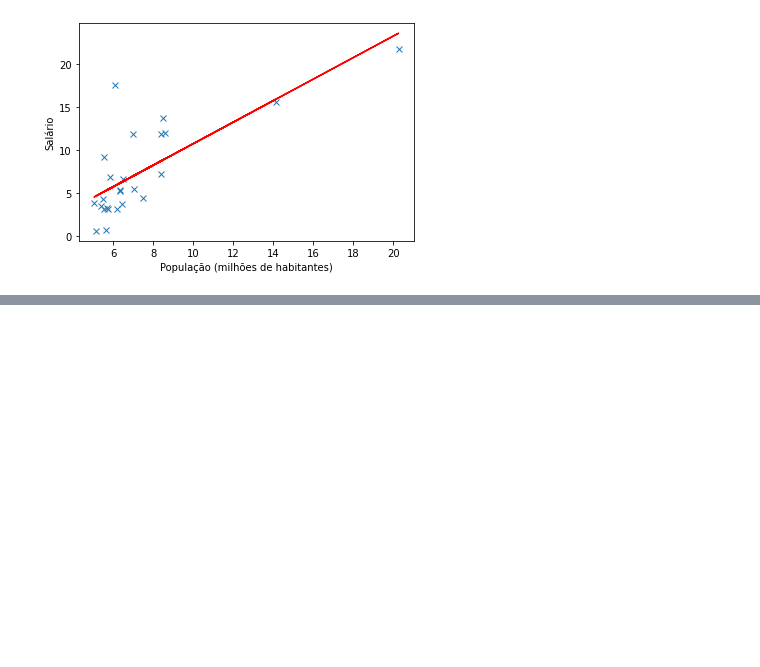
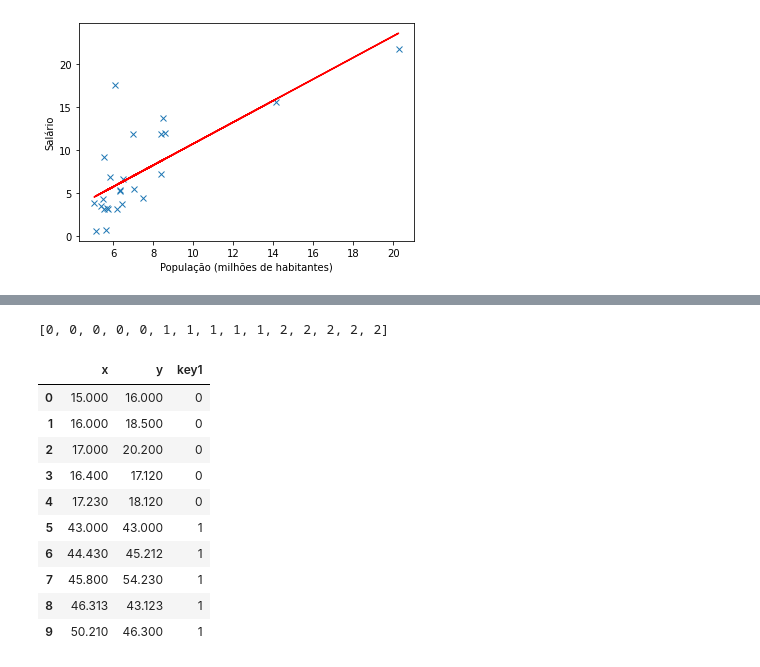
Before and after one commit to fagnercandido/master_degree_data_visualization_exercise, a Jupyter notebook: aula_exercicio_grupo.ipynb, the cells around one changed output, grey strips where cells are left out. Cells and saved outputs as stored; diff of their text form; code cells hidden in the pictures; blank space fills up the shorter version.

```diff
--- a/aula_exercicio_grupo.ipynb
+++ b/aula_exercicio_grupo.ipynb
@@ -210,0 +235,44 @@ Text(0, 0.5, 'Salário')
+# %%
+classificacao = []
+for item in pontos:
+    resultados = []
+    for elemento in centroides:
+        resultados.append(np.linalg.norm(elemento - item))
+    classificacao.append(resultados.index(min(resultados)))
+classificacao
+# %% [output]
+[0, 0, 0, 0, 0, 1, 1, 1, 1, 1, 2, 2, 2, 2, 2]
+# %%
+data = [
+    [15,16],
+    [16,18.5],
+    [17,20.2],
+    [16.4,17.12],
+    [17.23,18.12],
+    [43,43],
+    [44.43,45.212],
+    [45.8,54.23],
+    [46.313,43.123],
+    [50.21,46.3],
+    [99,99.22],
+    [100.32,98.123],
+    [100.32,97.423],
+    [102,93.23],
+    [102.23,94.23]
+]
+dataframe = pd.DataFrame(data)
+dataframe.columns = ['x', 'y']
+dataframe['key1'] = classificacao
+dataframe.head(10)
+# %% [output]
+|  | x | y | key1 |
+| 0 | 15.000 | 16.000 | 0 |
+| 1 | 16.000 | 18.500 | 0 |
+| 2 | 17.000 | 20.200 | 0 |
+| 3 | 16.400 | 17.120 | 0 |
+| 4 | 17.230 | 18.120 | 0 |
+| 5 | 43.000 | 43.000 | 1 |
+| 6 | 44.430 | 45.212 | 1 |
+| 7 | 45.800 | 54.230 | 1 |
+| 8 | 46.313 | 43.123 | 1 |
+| 9 | 50.210 | 46.300 | 1 |
```
Also changed, not shown: parts of 3 cells of this notebook.
